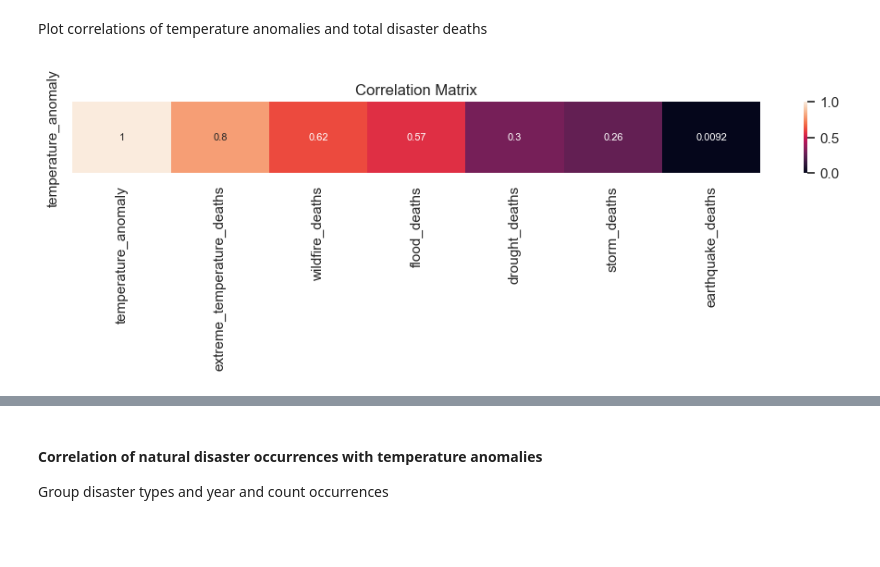
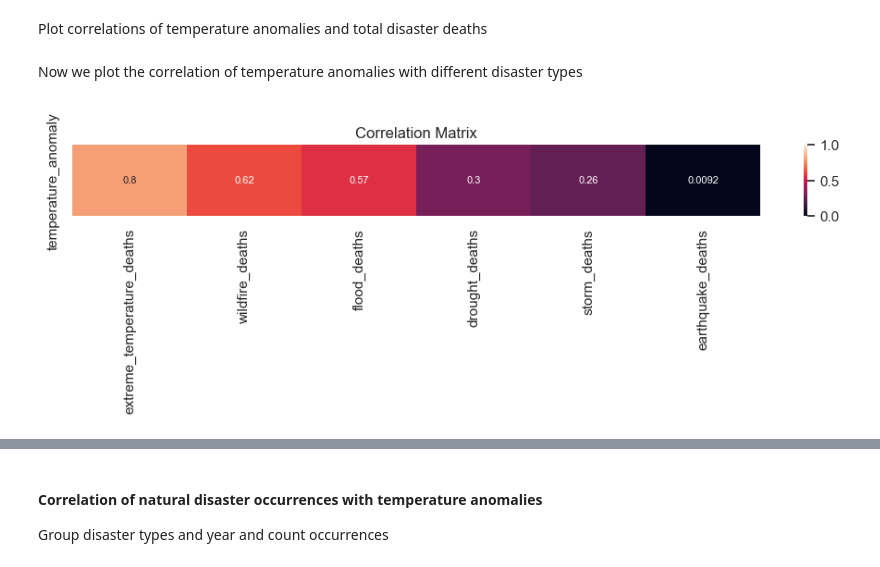
Before and after one commit to lukiwieser/natural-disasters-and-climate-change, a Jupyter notebook: temp-analysis.ipynb, the cells around one changed output, grey strips where cells are left out. Saved outputs shown, nothing was run; the diff lists cells and outputs as text; code cells hidden in the pictures; blank space fills up the shorter version.

Commit message:
added correlation plots for temp and dis type extreme heat

```diff
--- a/temp-analysis.ipynb
+++ b/temp-analysis.ipynb
@@ -259,6 +259,7 @@ dis_global_yearly_deaths_wide = reformatDisGlobalYearlyWide(dis_global_yearly_de
 Add global temperature anomaly values
 # %%
 dis_global_yearly_deaths_wide['temperature_anomaly'] = temp_global['temperature_anomaly']
+dis_global_yearly_deaths_wide['temperature_anomaly_smooth'] = temp_global['temperature_anomaly_smooth']
 dis_global_yearly_deaths_wide.head(3)
 # %% [output]
 |  | year | drought_deaths | earthquake_deaths | extreme_temperature_deaths | flood_deaths | storm_deaths | ... |
@@ -268,16 +269,19 @@ dis_global_yearly_deaths_wide.head(3)
 # %% [markdown]
 Plot correlations of temperature anomalies and total disaster deaths
 # %%
-def plotTempDisCorrelation(corr):
-    corr.sort_values(by='temperature_anomaly', inplace=True, ascending=False)
+def plotTempDisCorrelation(dis_temp_corr, temp_anomaly):
+    corr = dis_temp_corr.drop('year', axis=1).corr(method='spearman')[[temp_anomaly]]
+    corr.sort_values(by=temp_anomaly, inplace=True, ascending=False)
     corr = corr.T
+    corr.drop(temp_anomaly, axis=1, inplace=True)
     cmap = sns.color_palette("rocket", as_cmap=True)
     fig, ax = plt.subplots(figsize=(12,1))
     sns.heatmap(corr,annot=True,vmin=0, vmax=1,cmap=cmap, annot_kws={"size": 8},ax=ax)
     ax.set_title("Correlation Matrix", y=1);
     return
+# %% [markdown]
+Now we plot the correlation of temperature anomalies with different disaster types
 # %%
-dis_global_yearly_count_wide_corr = dis_global_yearly_deaths_wide.drop('year', axis=1).corr(method='spearman')[['temperature_anomaly']]
-plotTempDisCorrelation(dis_global_yearly_count_wide_corr)
+plotTempDisCorrelation(dis_global_yearly_deaths_wide.drop('temperature_anomaly_smooth', axis=1), 'temperature_anomaly')
 # %% [output]
-[figure, old version]
+[figure, new version]
```
Also changed, not shown: parts of 10 cells of this notebook.
